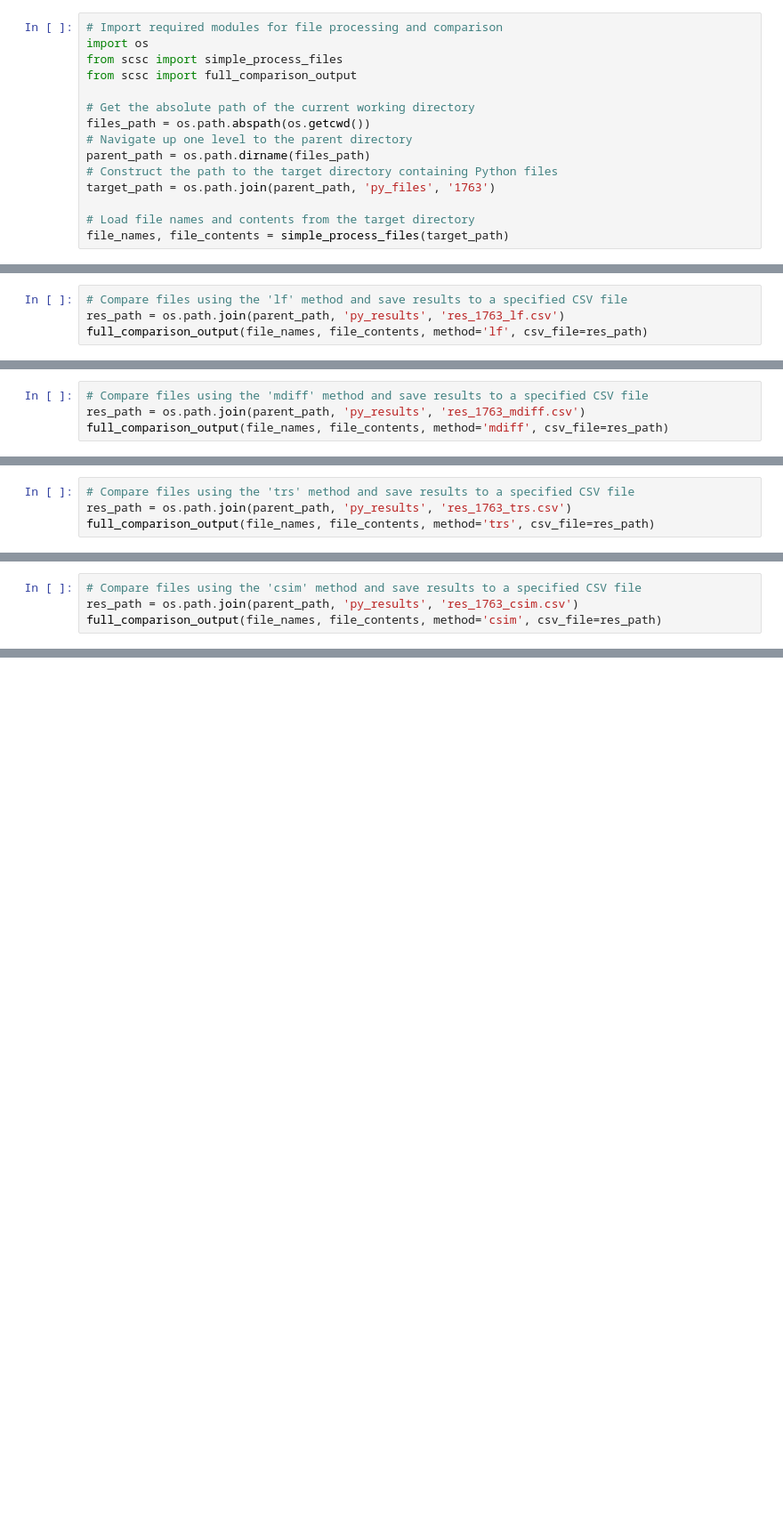
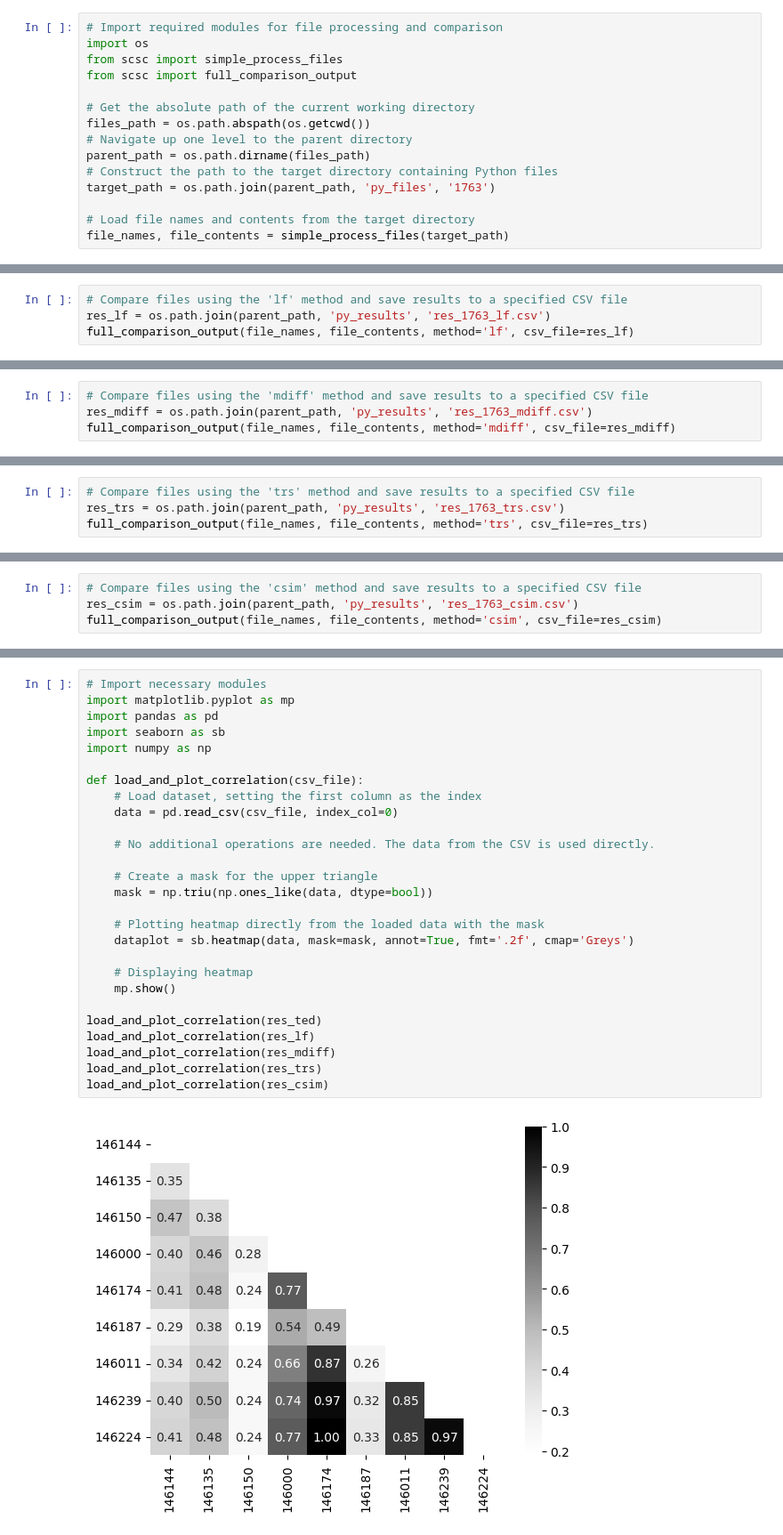
Before and after one commit to EdsonEddy/scsc, a Jupyter notebook: notebook/main.ipynb, the cells around one changed output, grey strips where cells are left out. Shown at 89% size. Saved outputs shown, nothing was run; the diff lists cells and outputs as text; blank space fills up the shorter version.

```diff
--- a/notebook/main.ipynb
+++ b/notebook/main.ipynb
@@ -24,4 +26,4 @@ full_comparison_output(file_names, file_contents, method='ted', csv_file=res_pat
 # %%
 # Compare files using the 'lf' method and save results to a specified CSV file
-res_path = os.path.join(parent_path, 'py_results', 'res_1763_lf.csv')
-full_comparison_output(file_names, file_contents, method='lf', csv_file=res_path)
+res_lf = os.path.join(parent_path, 'py_results', 'res_1763_lf.csv')
+full_comparison_output(file_names, file_contents, method='lf', csv_file=res_lf)
@@ -28,4 +32,4 @@ full_comparison_output(file_names, file_contents, method='lf', csv_file=res_path
 # %%
 # Compare files using the 'mdiff' method and save results to a specified CSV file
-res_path = os.path.join(parent_path, 'py_results', 'res_1763_mdiff.csv')
-full_comparison_output(file_names, file_contents, method='mdiff', csv_file=res_path)
+res_mdiff = os.path.join(parent_path, 'py_results', 'res_1763_mdiff.csv')
+full_comparison_output(file_names, file_contents, method='mdiff', csv_file=res_mdiff)
@@ -32,4 +38,4 @@ full_comparison_output(file_names, file_contents, method='mdiff', csv_file=res_p
 # %%
 # Compare files using the 'trs' method and save results to a specified CSV file
-res_path = os.path.join(parent_path, 'py_results', 'res_1763_trs.csv')
-full_comparison_output(file_names, file_contents, method='trs', csv_file=res_path)
+res_trs = os.path.join(parent_path, 'py_results', 'res_1763_trs.csv')
+full_comparison_output(file_names, file_contents, method='trs', csv_file=res_trs)
@@ -36,4 +44,4 @@ full_comparison_output(file_names, file_contents, method='trs', csv_file=res_pat
 # %%
 # Compare files using the 'csim' method and save results to a specified CSV file
-res_path = os.path.join(parent_path, 'py_results', 'res_1763_csim.csv')
-full_comparison_output(file_names, file_contents, method='csim', csv_file=res_path)
+res_csim = os.path.join(parent_path, 'py_results', 'res_1763_csim.csv')
+full_comparison_output(file_names, file_contents, method='csim', csv_file=res_csim)
@@ -39,0 +50,29 @@ full_comparison_output(file_names, file_contents, method='csim', csv_file=res_pa
+# %%
+# Import necessary modules
+import matplotlib.pyplot as mp
+import pandas as pd
+import seaborn as sb
+import numpy as np
+
+def load_and_plot_correlation(csv_file):
+    # Load dataset, setting the first column as the index
+    data = pd.read_csv(csv_file, index_col=0)
+
+    # No additional operations are needed. The data from the CSV is used directly.
+
+    # Create a mask for the upper triangle
+    mask = np.triu(np.ones_like(data, dtype=bool))
+
+    # Plotting heatmap directly from the loaded data with the mask
+    dataplot = sb.heatmap(data, mask=mask, annot=True, fmt='.2f', cmap='Greys')
+
+    # Displaying heatmap
+    mp.show()
+
+load_and_plot_correlation(res_ted)
+load_and_plot_correlation(res_lf)
+load_and_plot_correlation(res_mdiff)
+load_and_plot_correlation(res_trs)
+load_and_plot_correlation(res_csim)
+# %% [output]
+[figure, added]
```
Also changed, not shown: parts of 7 cells of this notebook, 6 other files.
